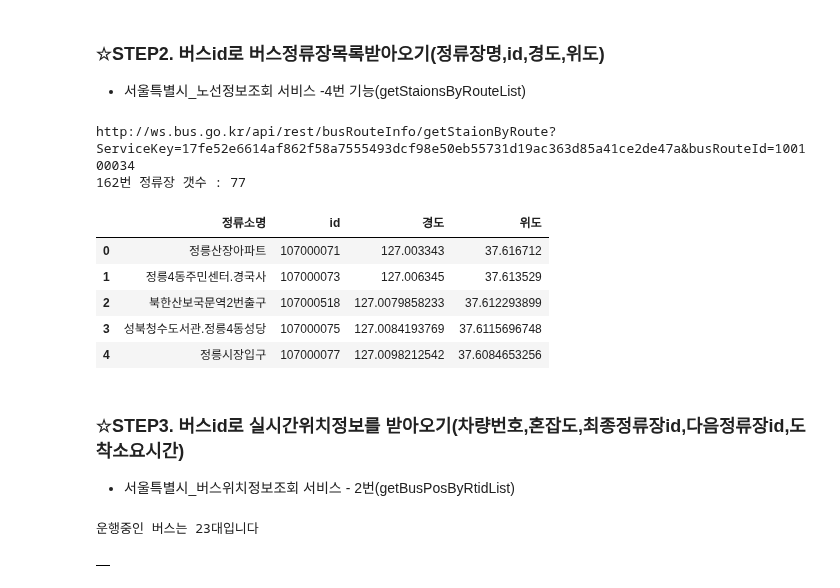
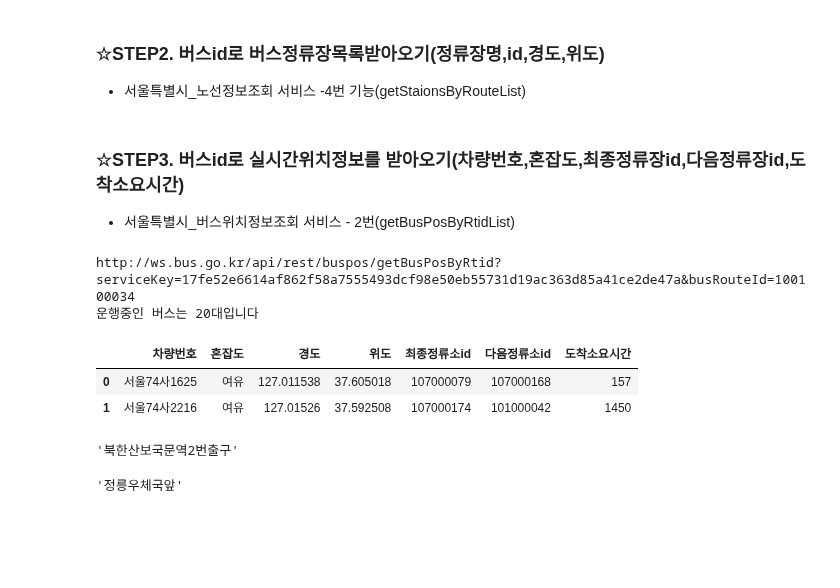
Before and after one commit to jaynano44/ai, a Jupyter notebook: source/01_python/ch14._웹 데이터수집1_정적_공공api.ipynb, the cells around one changed output. Drawn from its saved outputs; the diff is of its cells as text; code cells hidden in the pictures; blank space fills up the shorter version.

```diff
--- a/source/01_python/ch14._웹 데이터수집1_정적_공공api.ipynb
+++ b/source/01_python/ch14._웹 데이터수집1_정적_공공api.ipynb
@@ -810,54 +1039,66 @@ busRouteId =  100100034
 # %%
 import pandas as pd
 url2 = f'http://ws.bus.go.kr/api/rest/busRouteInfo/getStaionByRoute?ServiceKey={key}&busRouteId={busRouteId}'
-print(url2)
 response = requests.get(url2)
-soup = BeautifulSoup(response.content,'xml')
+soup = BeautifulSoup(response.content, 'xml')
 itemLists = soup.find_all('itemList')
 print(f'{busNum}번 정류장 갯수 : {len(itemLists)}')
 bus_station = []
 for itemList in itemLists:
-    stationNm = itemList.find('stationNm').text  # 정류소이름
-    station   = itemList.find('station').text    # 정류소 id
-    gpsX      = itemList.find('gpsX').text       # 경도
-    gpsY      = itemList.find('gpsY').text       # 위도
-    bus_station.append([stationNm,station,gpsX,gpsY])
-df_station = pd.DataFrame(bus_station,columns=['정류소명','id','경도','위도'])
+    stationNm = itemList.find('stationNm').text # 정류소 이름
+    station   = itemList.find('station').text   # 정류소 id
+    gpsX      = itemList.find('gpsX').text      # 경도
+    gpsY      = itemList.find('gpsY').text      # 위도
+    bus_station.append([stationNm, station, gpsX, gpsY])
+df_station = pd.DataFrame(bus_station, columns=['정류소명', 'id', '경도', '위도'])
 df_station.head()
-# %% [output]
-http://ws.bus.go.kr/api/rest/busRouteInfo/getStaionByRoute?ServiceKey=17fe52e6614af862f58a7555493dcf98e50eb55731d19ac363d85a41ce2de47a&busRouteId=100100034
-162번 정류장 갯수 : 77
-|  | 정류소명 | id | 경도 | 위도 |
-| 0 | 정릉산장아파트 | 107000071 | 127.003343 | 37.616712 |
-| 1 | 정릉4동주민센터.경국사 | 107000073 | 127.006345 | 37.613529 |
-| 2 | 북한산보국문역2번출구 | 107000518 | 127.0079858233 | 37.612293899 |
-| 3 | 성북청수도서관.정릉4동성당 | 107000075 | 127.0084193769 | 37.6115696748 |
-| 4 | 정릉시장입구 | 107000077 | 127.0098212542 | 37.6084653256 |
 # %% [markdown]
 ### ☆STEP3. 버스id로 실시간위치정보를 받아오기(차량번호,혼잡도,최종정류장id,다음정류장id,도착소요시간)
 - 서울특별시_버스위치정보조회 서비스 - 2번(getBusPosByRtidList)
 # %%
 url3 = f'http://ws.bus.go.kr/api/rest/buspos/getBusPosByRtid?serviceKey={key}&busRouteId={busRouteId}'
-# print(url3)
+print(url3)
 response = requests.get(url3)
-soup = BeautifulSoup(response.text,'xml')
+soup = BeautifulSoup(response.text, 'xml')
 itemLists = soup.select('itemList')
-print(f'운행중인 버스는 {len(itemList)}대입니다')
+print(f'운행중인 버스는 {len(itemLists)}대입니다')
 bus_position = []
 for itemList in itemLists:
-    plainNo = itemList.select_one('plainNo').text  # 차량번호
+    plainNo = itemList.select_one('plainNo').text # 차량번호
     congetion = itemList.select_one('congetion').text # 혼잡도(congetion)
-     # 0 : 없음, 3 : 여유, 4 : 보통, 5 : 혼잡, 6 : 매우혼잡
-    congetion ="없음" if congetion=='0'\
-        else  '여유' if congetion =='3' \
-        else  "보통" if congetion =='4' \
-        else  '혼잡' if congetion =='5'  else '매우혼잡'
+    # 0 : 없음, 3 : 여유, 4 : 보통, 5 : 혼잡, 6 : 매우혼잡
+    congetion = '없음' if congetion=='0' \
+            else '여유' if congetion=='3' \
+            else '보통' if congetion=='4' \
+            else '혼잡' if congetion=='5' else '매우혼잡'
+    gpsX = itemList.select_one('gpsX').text # 경도
+    gpsY = itemList.select_one('gpsY').text # 위도
+    lastStnId = itemList.select_one('lastStnId').text # 최종정류소id
+    nextStId = itemList.select_one('nextStId').text # 다음정류소id
+    nextStTm = itemList.select_one('nextStTm').text # 다음정류소까지 소요시간
+
     bus_position.append({
         '차량번호':plainNo,
-        '혼잡도':congetion
+        '혼잡도':congetion,
+        '경도':gpsX,
+        '위도':gpsY,
+        '최종정류소id':lastStnId,
+        '다음정류소id':nextStId,
+        '도착소요시간':nextStTm
     })
-df_position = pd.DataFrame(bus_station)
-df_position
+df_position = pd.DataFrame(bus_position)
+df_position.head(2)
 # %% [output]
-운행중인 버스는 23대입니다
+http://ws.bus.go.kr/api/rest/buspos/getBusPosByRtid?serviceKey=17fe52e6614af862f58a7555493dcf98e50eb55731d19ac363d85a41ce2de47a&busRouteId=100100034
+운행중인 버스는 20대입니다
-|  |
+|  | 차량번호 | 혼잡도 | 경도 | 위도 | 최종정류소id | 다음정류소id | 도착소요시간 |
+| 0 | 서울74사1625 | 여유 | 127.011538 | 37.605018 | 107000079 | 107000168 | 157 |
+| 1 | 서울74사2216 | 여유 | 127.01526 | 37.592508 | 107000174 | 101000042 | 1450 |
+# %%
+df_station.loc[df_station['id']=='107000518','정류소명'].iloc[0]
+# %% [output]
+'북한산보국문역2번출구'
+# %%
+df_station.loc[df_station['id']=='107000079','정류소명'].iloc[0]
+# %% [output]
+'정릉우체국앞'
```
Also changed, not shown: parts of 50 cells of this notebook, 10 other files.
